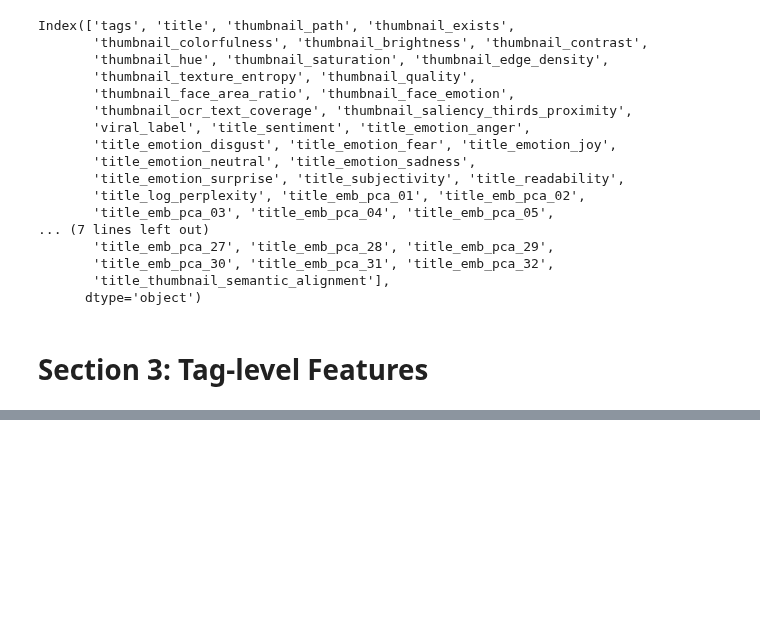
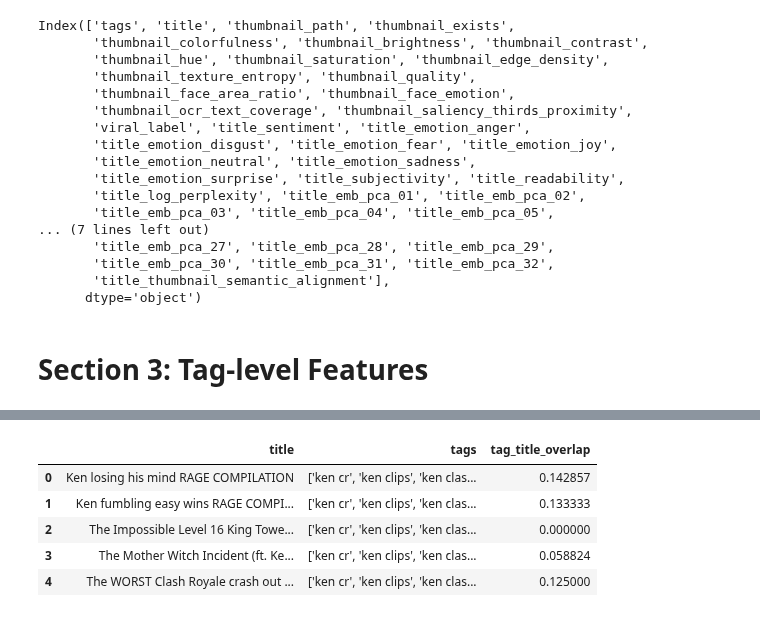
Before and after one commit to rithikkulkarni/Video-Virality, a Jupyter notebook: feature_v2.ipynb, the cells around one changed output, grey strips where cells are left out. Drawn from its saved outputs; the diff is of its cells as text; code cells hidden in the pictures; blank space fills up the shorter version.

```diff
--- a/feature_v2.ipynb
+++ b/feature_v2.ipynb
@@ -1199,0 +1517,89 @@ Index(['tags', 'title', 'thumbnail_path', 'thumbnail_exists',
+# %%
+##### Creates:
+# tag_title_overlap
+
+# Deps: nltk only for PorterStemmer (no corpora), sklearn for stopwords
+try:
+    from nltk.stem import PorterStemmer
+except Exception:
+    !pip install -q nltk
+    from nltk.stem import PorterStemmer
+
+try:
+    from sklearn.feature_extraction.text import ENGLISH_STOP_WORDS
+except Exception:
+    !pip install -q scikit-learn
+    from sklearn.feature_extraction.text import ENGLISH_STOP_WORDS
+
+import re, ast, numpy as np, pandas as pd
+
+# Stopword set (sklearn) + a few domain extras
+STOP = set(ENGLISH_STOP_WORDS)
+STOP |= {"video","videos","official","channel","new","best","top","full","live","shorts"}
+
+stemmer = PorterStemmer()
+_WORD_RE = re.compile(r"[a-z0-9]+")
+
+def parse_tags_cell(x):
+    if isinstance(x, list):
+        tags = x
+    elif isinstance(x, str):
+        s = x.strip()
+        if s.startswith("[") and s.endswith("]"):
+            try:
+                parsed = ast.literal_eval(s)
+                tags = parsed if isinstance(parsed, list) else [s]
+            except Exception:
+                tags = re.split(r"[,\|;]", s)
+        else:
+            tags = re.split(r"[,\|;]", s)
+    else:
+        tags = []
+    cleaned, seen = [], set()
+    for t in tags:
+        if not isinstance(t, str):
+            continue
+        tt = t.strip().lower().strip("#")
+        if tt and tt not in seen:
+            cleaned.append(tt); seen.add(tt)
+    return cleaned
+
+def tokenize_normalize(text: str):
+    if not isinstance(text, str):
+        return set()
+    toks = _WORD_RE.findall(text.lower())
+    toks = [t for t in toks if t and t not in STOP]
+    return {stemmer.stem(t) for t in toks}
+
+def tags_to_token_set(tags_list):
+    tokens = []
+    for tag in tags_list:
+        for part in re.split(r"[\s\-_]+", tag):
+            if part:
+                tokens.extend(_WORD_RE.findall(part.lower()))
+    tokens = [t for t in tokens if t and t not in STOP]
+    return {stemmer.stem(t) for t in tokens}
+
+def jaccard(a: set, b: set):
+    if not a or not b:
+        return np.nan  # use 0.0 instead if you prefer
+    inter = len(a & b)
+    union = len(a | b)
+    return inter / union if union else np.nan
+
+# Compute feature
+_tag_lists = df["tags"].apply(parse_tags_cell)
+_title_sets = df["title"].astype(str).apply(tokenize_normalize)
+_tag_sets = _tag_lists.apply(tags_to_token_set)
+
+df["tag_title_overlap"] = [jaccard(a, b) for a, b in zip(_title_sets, _tag_sets)]
+
+# Feature preview
+df[["title", "tags", "tag_title_overlap"]].head()
+# %% [output]
+|  | title | tags | tag_title_overlap |
+| 0 | Ken losing his mind RAGE COMPILATION | ['ken cr', 'ken clips', 'ken clas... | 0.142857 |
+| 1 | Ken fumbling easy wins RAGE COMPI... | ['ken cr', 'ken clips', 'ken clas... | 0.133333 |
+| 2 | The Impossible Level 16 King Towe... | ['ken cr', 'ken clips', 'ken clas... | 0.000000 |
+| 3 | The Mother Witch Incident (ft. Ke... | ['ken cr', 'ken clips', 'ken clas... | 0.058824 |
+| 4 | The WORST Clash Royale crash out ... | ['ken cr', 'ken clips', 'ken clas... | 0.125000 |
```
Also changed, not shown: parts of 5 cells of this notebook.
